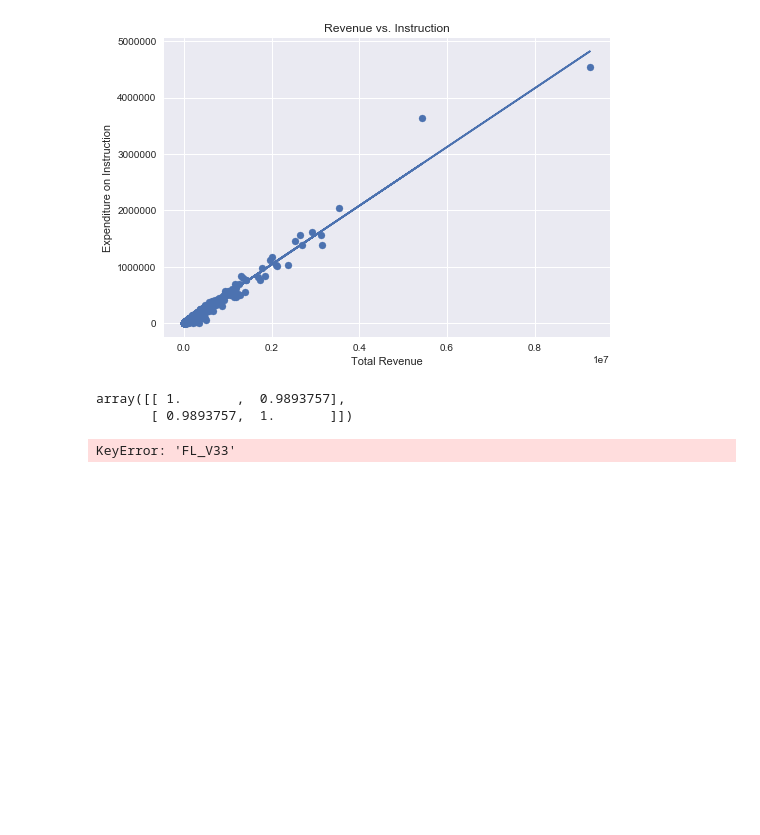
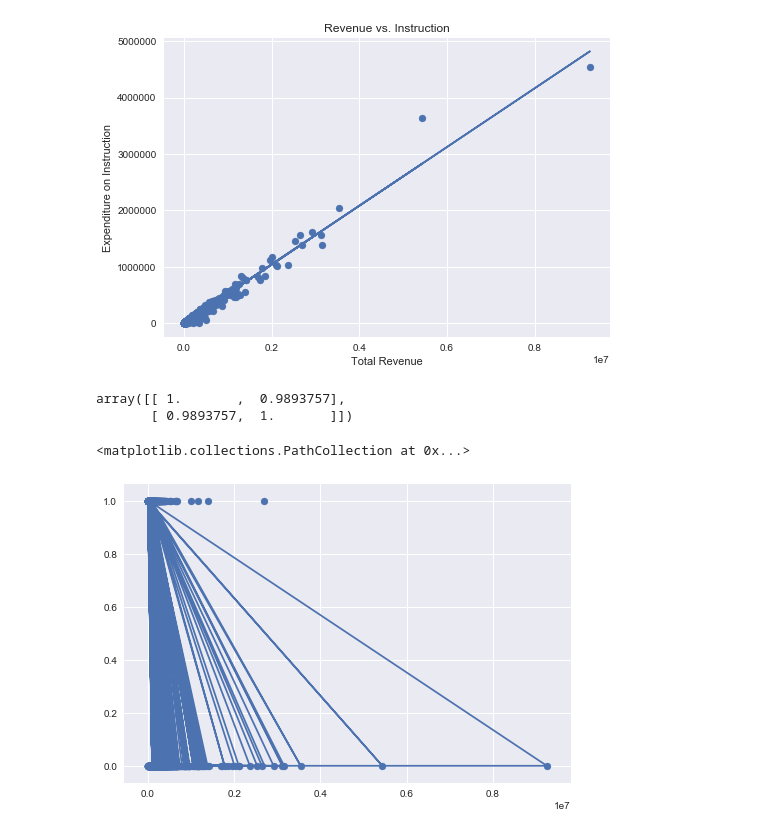
Before and after one commit to JustinMi/dsd-proj-1, a Jupyter notebook: proj1.ipynb, the cells around one changed output. Drawn from its saved outputs; the diff is of its cells as text; code cells hidden in the pictures; blank space fills up the shorter version.

```diff
--- a/proj1.ipynb
+++ b/proj1.ipynb
@@ -289,6 +290,7 @@ for i in range(len(total_rev)):
     if rev >= 25000000:
         total_rev = total_rev.drop(i)
         instruction = instruction.drop(i)
+        outlier = i
         i -= 1
 
 slope, intercept = np.polyfit(total_rev, instruction, 1)
@@ -307,7 +309,15 @@ np.corrcoef(total_rev, instruction)
 [figure]
 array([[ 1.       ,  0.9893757],
        [ 0.9893757,  1.       ]])
-# %%
-schools['FL_V33']
-# %% [output]
-KeyError: 'FL_V33'
+# %%
+debt = schools['_19H'].drop(outlier)
+below_median = debt < np.mean(debt)
+
+clf = linear_model.LogisticRegression()
+clf.fit(total_rev.values.reshape(-1, 1), below_median)
+plt.plot(total_rev, clf.predict(total_rev.values.reshape(-1, 1)), '-')
+
+plt.scatter(total_rev, below_median)
+# %% [output]
+<matplotlib.collections.PathCollection at 0x...>
+[figure, added]
```
Also changed, not shown: parts of 1 cell of this notebook.
